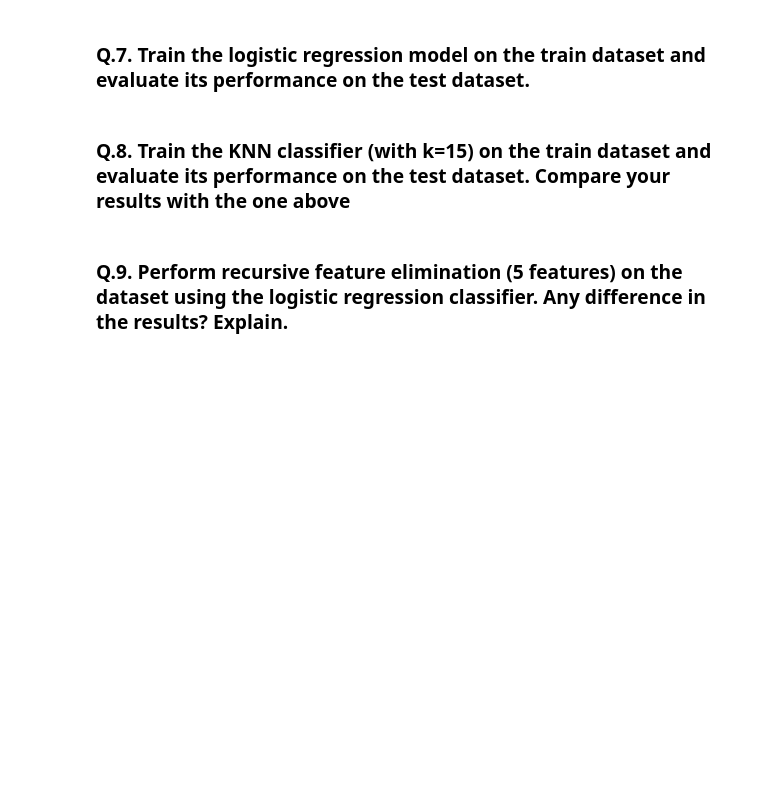
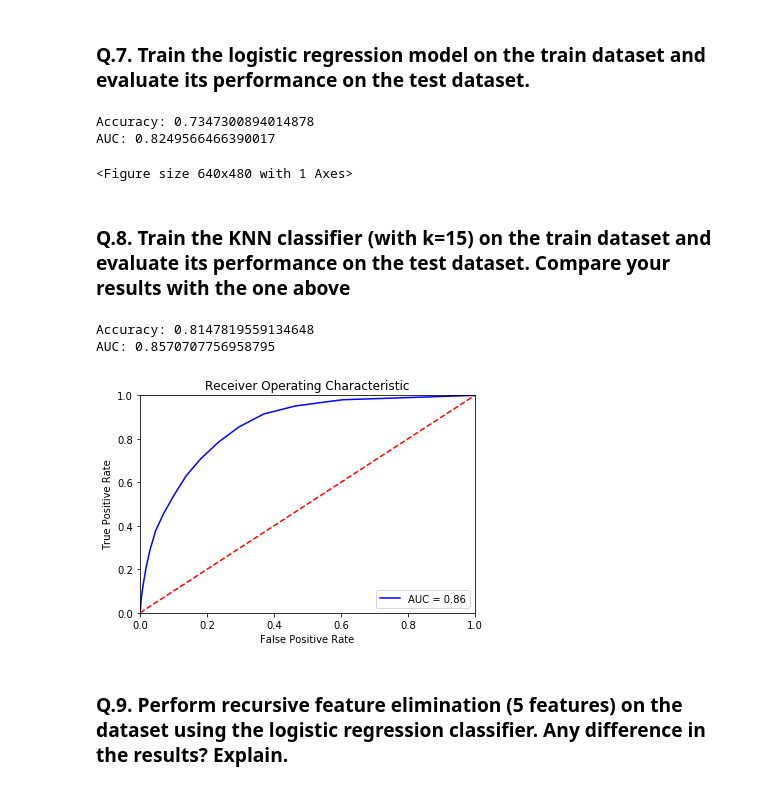
Before and after one commit to rodolfolermacontreras/ML_1_Assignment_5, a Jupyter notebook: ML510-Lesson5.ipynb, the cells around one changed output. Cells and saved outputs as stored; diff of their text form; code cells hidden in the pictures; blank space fills up the shorter version.

```diff
--- a/ML510-Lesson5.ipynb
+++ b/ML510-Lesson5.ipynb
@@ -262,54 +274,64 @@ lr_acc = accuracy_score(y_test, y_pred)
 probs = log_rgr.predict_proba(X_test)
 preds = probs[:,1]
 fpr, tpr, threshold = metrics.roc_curve(y_test, preds)
-roc_auc = metrics.roc_auc_score(y_test, prediction_prob)
+roc_auc = metrics.roc_auc_score(y_test, preds)
 print("Accuracy: {}".format(lr_acc))
 print("AUC: {}".format(roc_auc))
-
-# Plot the ROC curve
-import matplotlib.pyplot as plt
-plt.title('Receiver Operating Characteristic')
-plt.plot(fpr, tpr, 'b', label = 'AUC = %0.2f' % roc_auc)
-plt.legend(loc = 'lower right')
-plt.plot([0, 1], [0, 1],'r--')
-plt.xlim([0, 1])
-plt.ylim([0, 1])
-plt.ylabel('True Positive Rate')
-plt.xlabel('False Positive Rate')
-plt.show()
+# %% [output]
+Accuracy: 0.7347300894014878
+AUC: 0.8249566466390017
+# %%
+# Plot the ROC curve
+import matplotlib.pyplot as plt
+plt.title('Receiver Operating Characteristic')
+plt.plot(fpr, tpr, 'b', label = 'AUC = %0.2f' % roc_auc)
+plt.legend(loc = 'lower right')
+plt.plot([0, 1], [0, 1],'r--')
+plt.xlim([0, 1])
+plt.ylim([0, 1])
+plt.ylabel('True Positive Rate')
+plt.xlabel('False Positive Rate')
+plt.show()
+# %% [output]
+<Figure size 640x480 with 1 Axes>
 # %% [markdown]
 <h3>Q.8. Train the KNN classifier (with k=15) on the train dataset and evaluate its performance on the test dataset. Compare your results with the one above</p>
+# %%
+from sklearn.neighbors import KNeighborsClassifier
+
+#Initialize the classifier
+knn = KNeighborsClassifier(n_neighbors=15)
+knn.fit(X_train, y_train)
+
+y_pred = log_rgr.predict(X_test)
+lr_acc = accuracy_score(y_test, y_pred)
+
+y_pred = knn.predict(X_test)
+knn_acc = accuracy_score(y_test, y_pred)
+
+# calculate the fpr and tpr for all thresholds of the classification
+probs = knn.predict_proba(X_test)
+preds = probs[:,1]
+fpr, tpr, threshold = metrics.roc_curve(y_test, preds)
+roc_auc = metrics.roc_auc_score(y_test, preds)
+print("Accuracy: {}".format(knn_acc))
+print("AUC: {}".format(roc_auc))
+# %% [output]
+Accuracy: 0.8147819559134648
+AUC: 0.8570707756958795
 # %%
-from sklearn.neighbors import KNeighborsClassifier
-
-#Initialize the classifier
-knn = #TODO Initialize KNN classifier with k=15
-# TODO: fit X_train and y_train
-
-y_pred = #TODO
-knn_acc = #TODO: Compute the accuracy score
-# calculate the fpr and tpr for all thresholds of the classification
-probs = knn.predict_proba(X_test)
-preds = probs[:,1]
-fpr, tpr, threshold = metrics.roc_curve(y_test, preds)
-roc_auc = #TODO
-print("Accuracy: {}".format(knn_acc))
-print("AUC: {}".format(roc_auc))
-
 # Plot the ROC curve
-import matplotlib.pyplot as plt
 plt.title('Receiver Operating Characteristic')
 plt.plot(fpr, tpr, 'b', label = 'AUC = %0.2f' % roc_auc)
 plt.legend(loc = 'lower right')
 plt.plot([0, 1], [0, 1],'r--')
 plt.xlim([0, 1])
 plt.ylim([0, 1])
 plt.ylabel('True Positive Rate')
 plt.xlabel('False Positive Rate')
 plt.show()
-
-#Compare results
-#TODO
+# %% [output]
+[figure, added]
 # %% [markdown]
 <h3>Q.9. Perform recursive feature elimination (5 features) on the dataset using the logistic regression classifier. Any difference in the results? Explain.</h3>
 # %%
```
Also changed, not shown: parts of 7 cells of this notebook.
